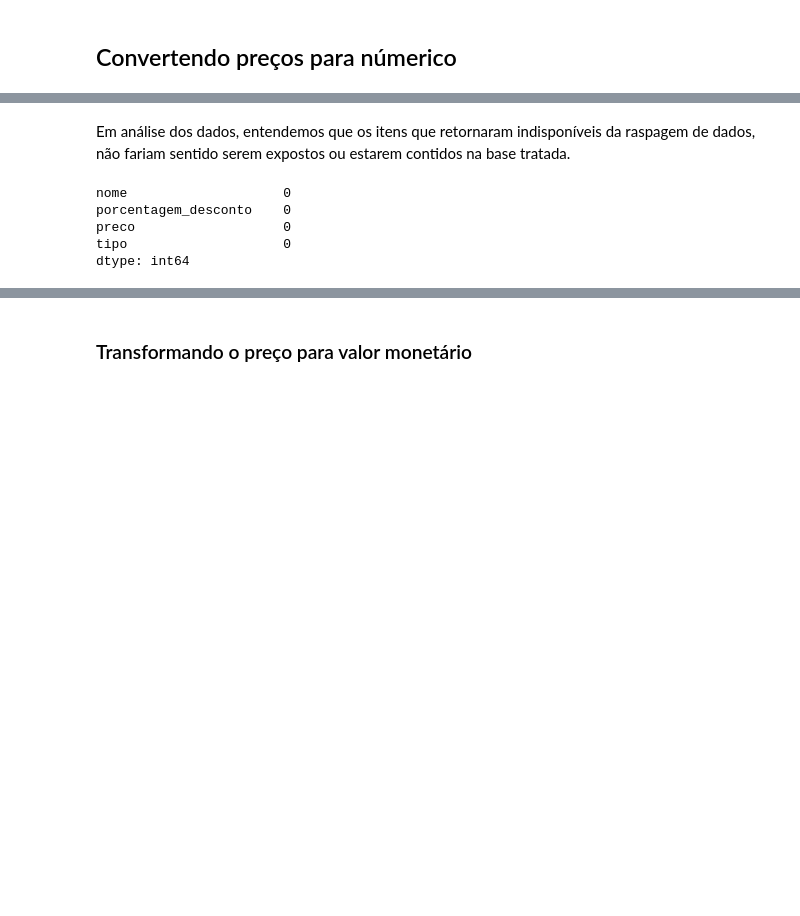
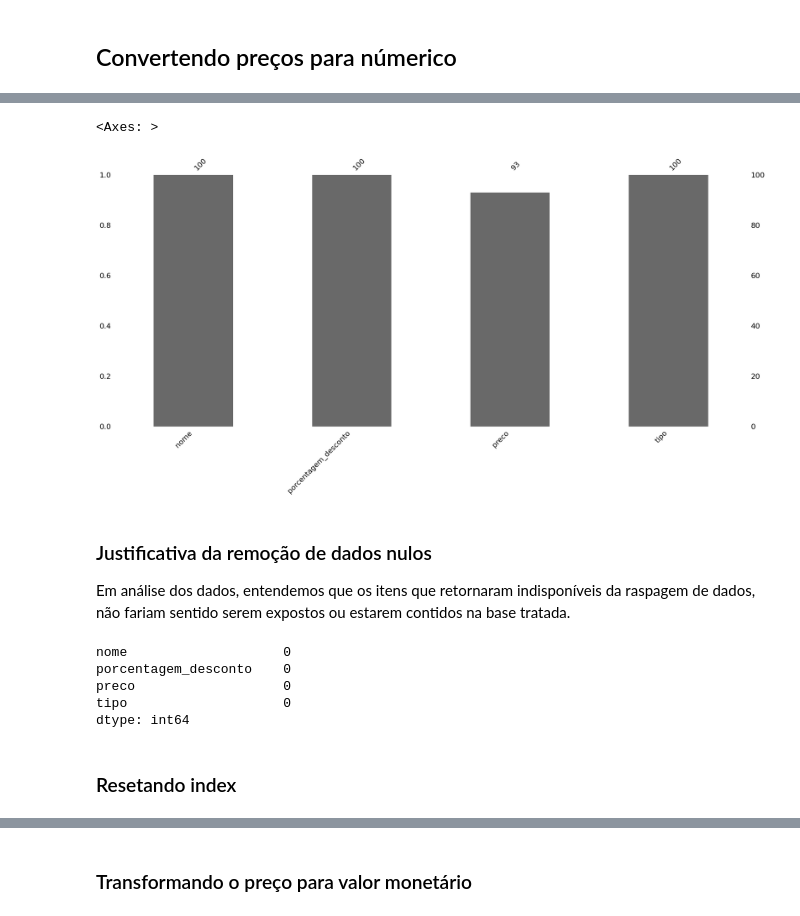
Before and after one commit to exodia-impacta-cca/AC02-WebMining-TuLaLu, a Jupyter notebook: 3_scripts/preparacao_dos_dados_esqueleto_v2.ipynb, the cells around one changed output, grey strips where cells are left out. Saved outputs shown, nothing was run; the diff lists cells and outputs as text; code cells hidden in the pictures; blank space fills up the shorter version.

```diff
--- a/3_scripts/preparacao_dos_dados_esqueleto_v2.ipynb
+++ b/3_scripts/preparacao_dos_dados_esqueleto_v2.ipynb
@@ -178,4 +181,10 @@ dados.preco = pd.to_numeric(dados.preco, errors='coerce')
+# %%
+msno.bar(dados)
+# %% [output]
+<Axes: >
+[figure, added]
 # %% [markdown]
+### Justificativa da remoção de dados nulos
 Em análise dos dados, entendemos que os itens que retornaram indisponíveis da raspagem de dados, não fariam sentido serem expostos ou estarem contidos na base tratada.
 # %%
 dados = dados.dropna()
@@ -186,3 +195,5 @@ porcentagem_desconto    0
 preco                   0
 tipo                    0
 dtype: int64
+# %% [markdown]
+### Resetando index
```
Also changed, not shown: parts of 13 cells of this notebook, 1 other file.
